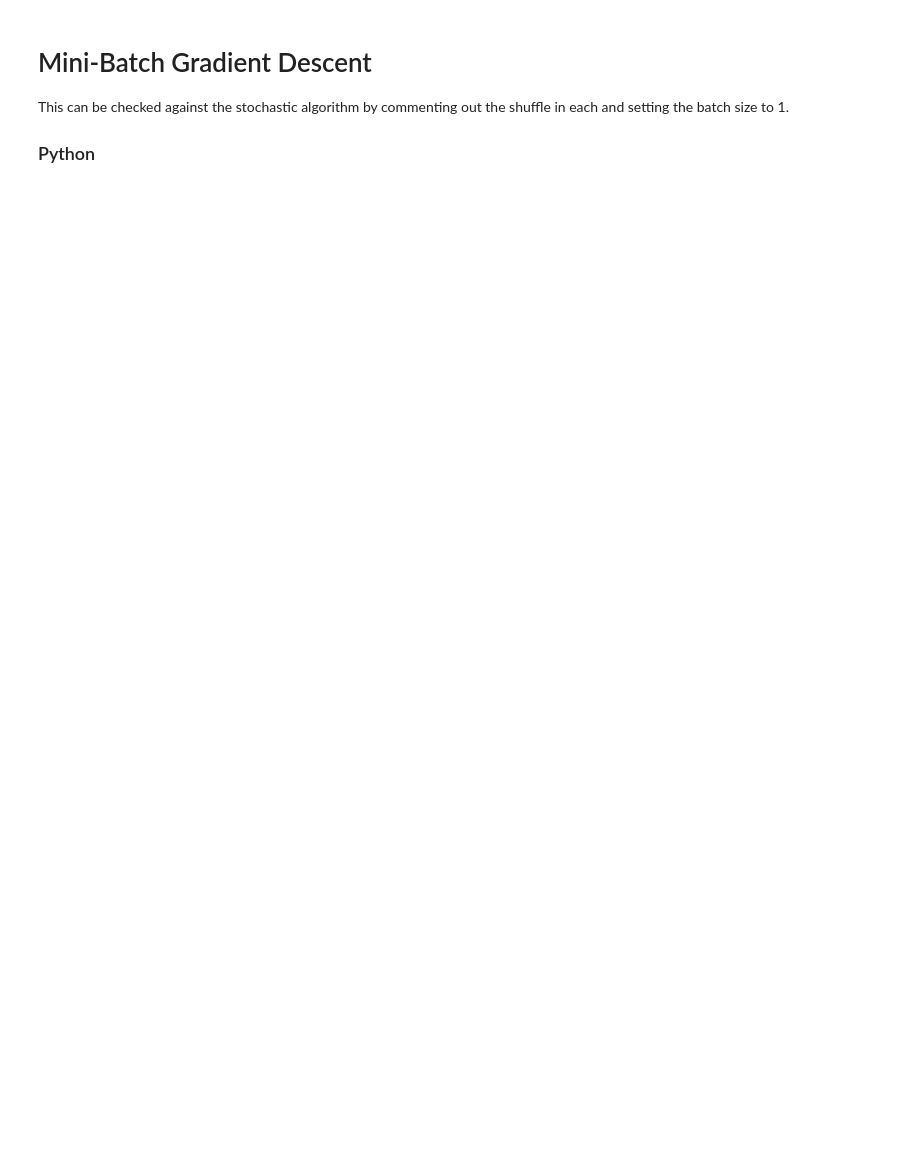
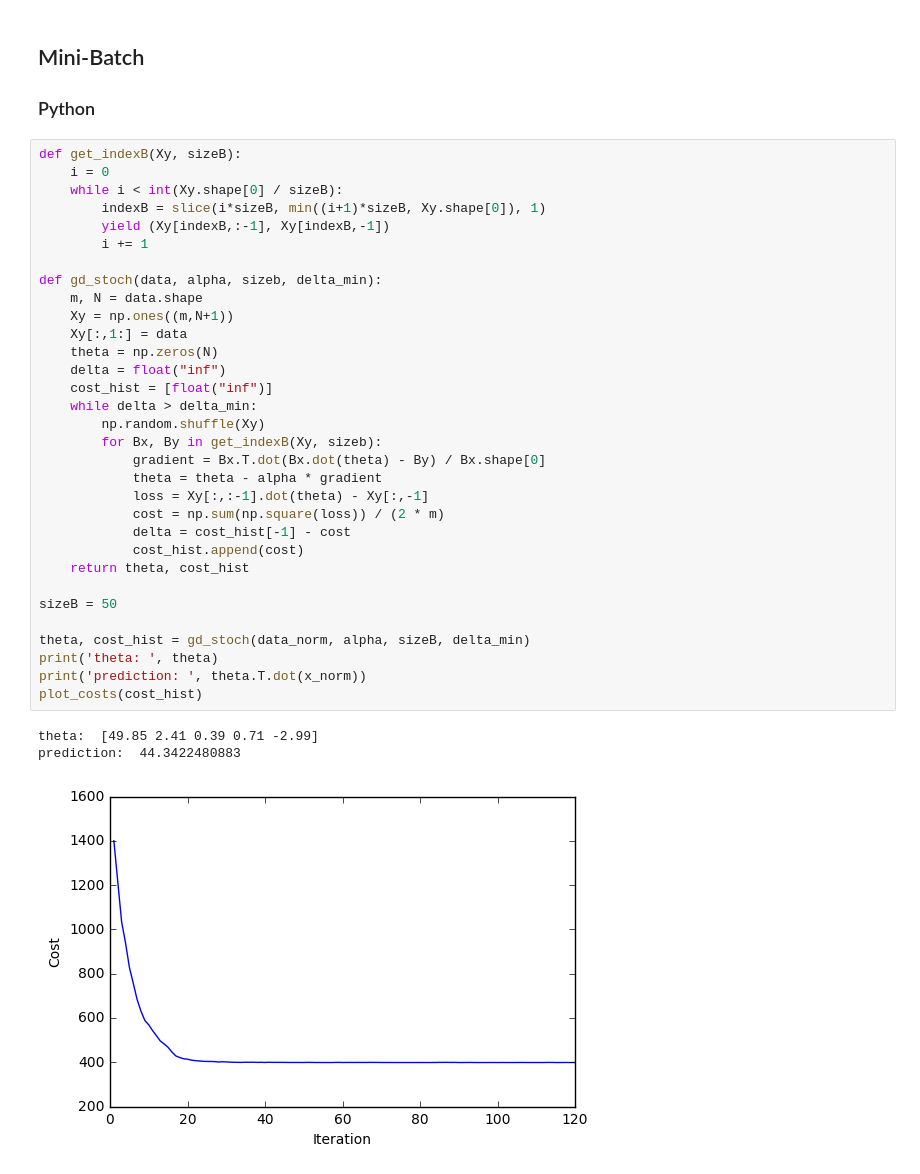
Before and after one commit to CalebEverett/gd_algorithms, a Jupyter notebook: gd_algorithms.ipynb, the cells around one changed output. Cells and saved outputs as stored; diff of their text form; blank space fills up the shorter version.

```diff
--- a/gd_algorithms.ipynb
+++ b/gd_algorithms.ipynb
@@ -169,6 +167,40 @@ prediction:  41.385481852
-# %% [markdown]
-# Mini-Batch Gradient Descent
-
-This can be checked against the stochastic algorithm by commenting out the shuffle in each and setting the batch size to 1.
-
-### Python
+# %% [markdown]
+## Mini-Batch
+
+### Python
+# %%
+def get_indexB(Xy, sizeB):
+    i = 0
+    while i < int(Xy.shape[0] / sizeB):
+        indexB = slice(i*sizeB, min((i+1)*sizeB, Xy.shape[0]), 1)
+        yield (Xy[indexB,:-1], Xy[indexB,-1])
+        i += 1
+
+def gd_stoch(data, alpha, sizeb, delta_min):
+    m, N = data.shape
+    Xy = np.ones((m,N+1))
+    Xy[:,1:] = data
+    theta = np.zeros(N)
+    delta = float("inf")
+    cost_hist = [float("inf")]
+    while delta > delta_min:
+        np.random.shuffle(Xy)
+        for Bx, By in get_indexB(Xy, sizeb):
+            gradient = Bx.T.dot(Bx.dot(theta) - By) / Bx.shape[0]
+            theta = theta - alpha * gradient
+            loss = Xy[:,:-1].dot(theta) - Xy[:,-1]
+            cost = np.sum(np.square(loss)) / (2 * m)
+            delta = cost_hist[-1] - cost
+            cost_hist.append(cost)
+    return theta, cost_hist
+
+sizeB = 50
+
+theta, cost_hist = gd_stoch(data_norm, alpha, sizeB, delta_min)
+print('theta: ', theta)
+print('prediction: ', theta.T.dot(x_norm))
+plot_costs(cost_hist)
+# %% [output]
+theta:  [49.85 2.41 0.39 0.71 -2.99]
+prediction:  44.3422480883
+[figure, added]
```
Also changed, not shown: parts of 15 cells of this notebook, 1 other file.
